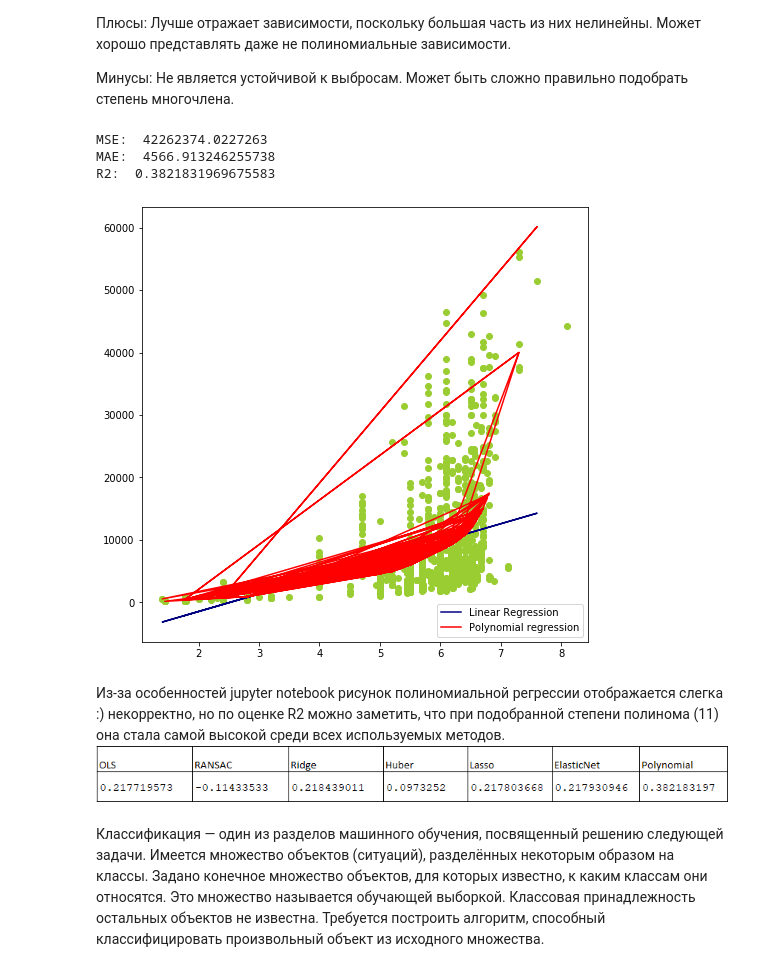
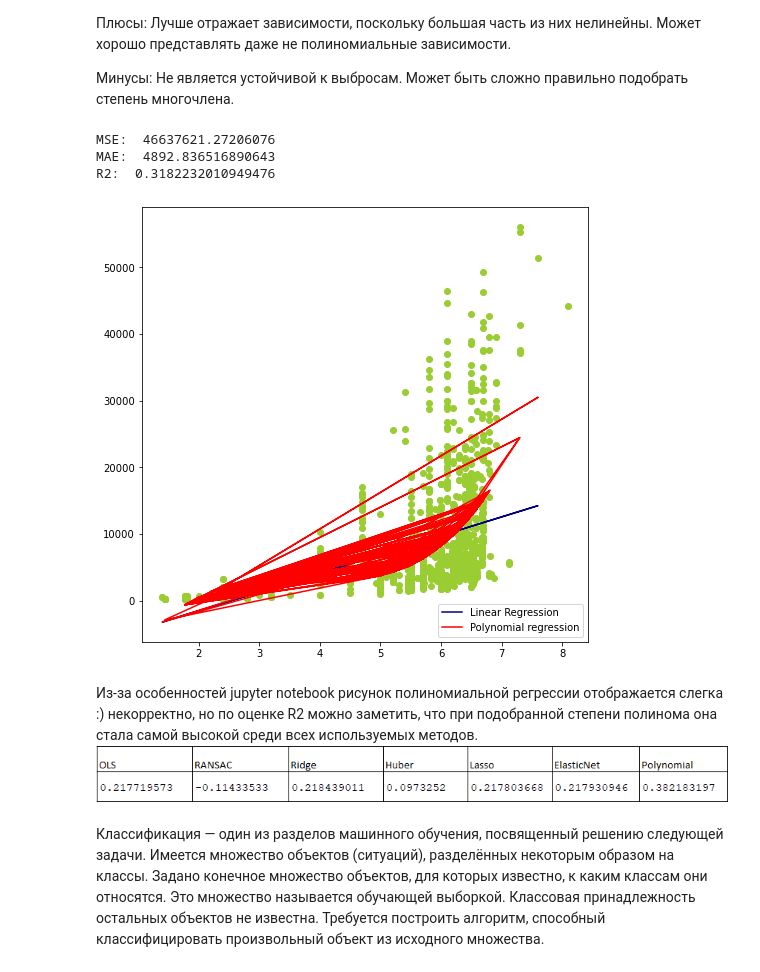
Before and after one commit to kiotokio/IDP, a Jupyter notebook: LinearRegression.ipynb, the cells around one changed output. Drawn from its saved outputs; the diff is of its cells as text; code cells hidden in the pictures.

```diff
--- a/LinearRegression.ipynb
+++ b/LinearRegression.ipynb
@@ -322,29 +322,29 @@ R2:  0.21793094551182912
 # %%
 from sklearn.preprocessing import PolynomialFeatures
 
-poly = PolynomialFeatures(degree = 9)
+poly = PolynomialFeatures(degree = 3)
 x_poly = poly.fit_transform(x_train.reshape(-1, 1))
 poly_reg = LinearRegression()
 poly_reg.fit(x_poly, y_train)
 
 y_poly = poly_reg.predict(poly.fit_transform(np.sort(x_test).reshape(-1, 1)))
 
 plt.figure(figsize=(8,8))
 plt.scatter(x3, y, color='yellowgreen')
 plt.plot(x_test, y_pred, color='navy', label='Linear Regression')
 plt.plot(np.sort(x_test).reshape(-1, 1), y_poly, color = 'red', label = 'Polynomial regression')
 plt.legend(loc='lower right')
 
 print('MSE: ', mean_squared_error(y_test, y_poly))
 print('MAE: ', mean_absolute_error(y_test, y_poly))
 print('R2: ', r2_score(y_test, y_poly))
 # %% [output]
-MSE:  42262374.0227263
-MAE:  4566.913246255738
-R2:  0.3821831969675583
+MSE:  46637621.27206076
+MAE:  4892.836516890643
+R2:  0.3182232010949476
-[figure, old version]
+[figure, new version]
 # %% [markdown]
-Из-за особенностей jupyter notebook рисунок полиномиальной регрессии отображается слегка :) некорректно, но по оценке R2 можно заметить, что при подобранной степени полинома (11) она стала самой высокой среди всех используемых методов.
+Из-за особенностей jupyter notebook рисунок полиномиальной регрессии отображается слегка :) некорректно, но по оценке R2 можно заметить, что при подобранной степени полинома она стала самой высокой среди всех используемых методов.
 ![2021-05-25_17-43-57.png](attachment:2021-05-25_17-43-57.png)
 # %% [markdown]
 Классификация — один из разделов машинного обучения, посвященный решению следующей задачи. Имеется множество объектов (ситуаций), разделённых некоторым образом на классы. Задано конечное множество объектов, для которых известно, к каким классам они относятся. Это множество называется обучающей выборкой. Классовая принадлежность остальных объектов не известна. Требуется построить алгоритм, способный классифицировать произвольный объект из исходного множества.
```
Also changed, not shown: parts of 12 cells of this notebook.
